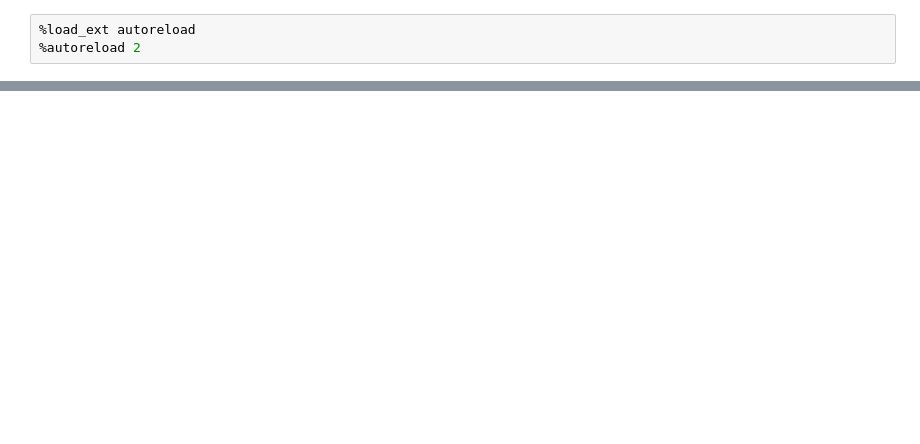
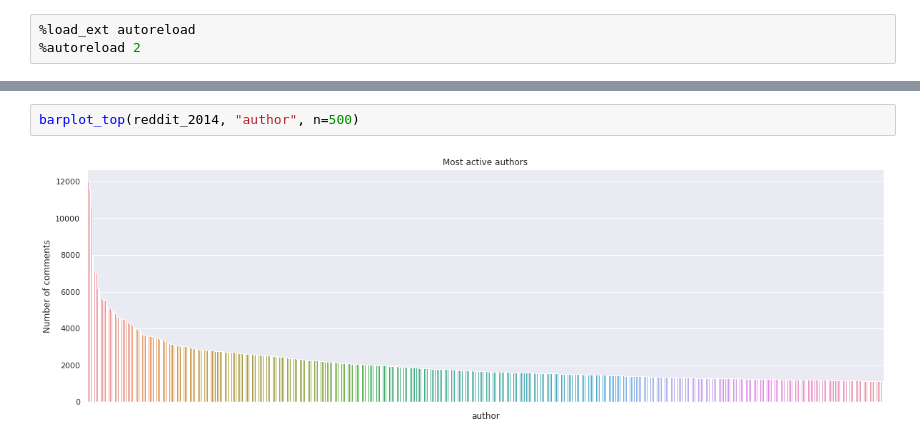
Before and after one commit to xavoliva/anlp_project, a Jupyter notebook: preprocessing.ipynb, the cells around one changed output, grey strips where cells are left out. Drawn from its saved outputs; the diff is of its cells as text; blank space fills up the shorter version.

```diff
--- a/preprocessing.ipynb
+++ b/preprocessing.ipynb
@@ -55,0 +36,4 @@ plt.show()
+# %%
+barplot_top(reddit_2014, "author", n=500)
+# %% [output]
+[figure, added]
```
Also changed, not shown: parts of 7 cells of this notebook, 3 other files.
